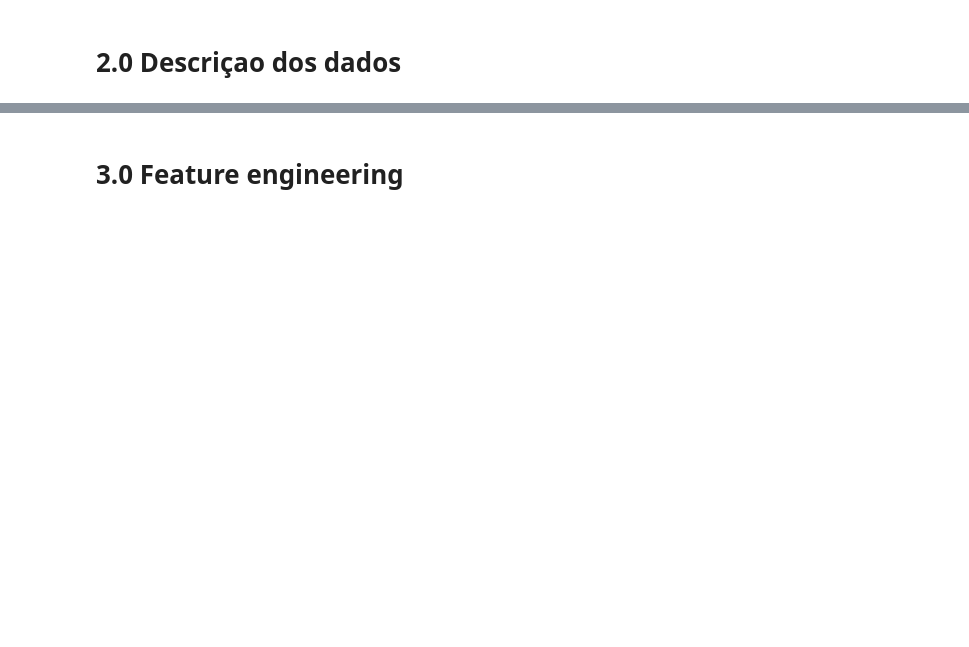
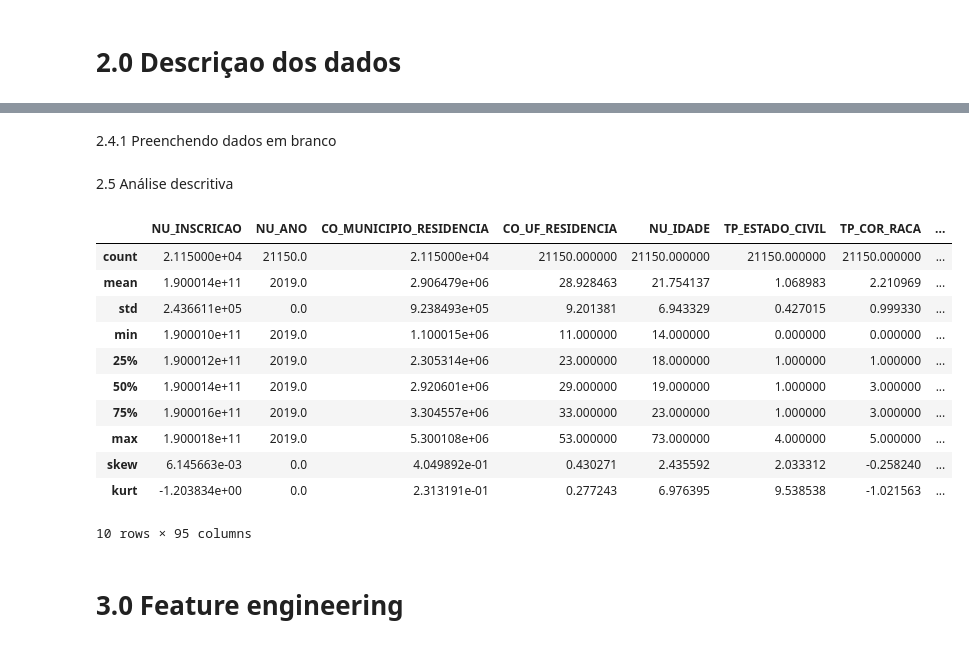
Before and after one commit to kleite/Imersao_dados, a Jupyter notebook: Imersao_dados.ipynb, the cells around one changed output, grey strips where cells are left out. Drawn from its saved outputs; the diff is of its cells as text; code cells hidden in the pictures; blank space fills up the shorter version.

```diff
--- a/Imersao_dados.ipynb
+++ b/Imersao_dados.ipynb
@@ -9,3 +9,6 @@ import seaborn as sns
 import numpy as np
 # %% [markdown]
 # 1.0 Abertura do arquivo
+# %%
+df_enem = pd.read_csv('https://raw.githubusercontent.com/kleite/Imersao_dados/main/data/enem_2019_sample_43278')
+df_enem.head()
@@ -13,0 +35,6 @@ import numpy as np
+# %%
+num_attributes = df_enem.select_dtypes( include=['int64', 'float64'] )
+cat_attributes = df_enem.select_dtypes( exclude=['int64','float64'] )
+
+print('Número de variáveis do tipo numérico: {}'.format(num_attributes.columns.value_counts().sum()))
+print('Número de tipo categorico: {}'.format(cat_attributes.columns.value_counts().sum()))
@@ -14,2 +68,27 @@ import numpy as np
+# %% [markdown]
+2.4.1 Preenchendo dados em branco
+# %% [markdown]
+2.5 Análise descritiva
+# %%
+skew = num_attributes.skew()
+skew = pd.DataFrame(skew, columns = ['skew']).T
+
+kurt = num_attributes.kurt()
+kurt = pd.DataFrame(kurt, columns = ['kurt']).T
+# %%
+pd.concat([num_attributes.describe(), skew, kurt])
+# %% [output]
+|  | NU_INSCRICAO | NU_ANO | CO_MUNICIPIO_RESIDENCIA | CO_UF_RESIDENCIA | NU_IDADE | TP_ESTADO_CIVIL | TP_COR_RACA | ... |
+| count | 2.115000e+04 | 21150.0 | 2.115000e+04 | 21150.000000 | 21150.000000 | 21150.000000 | 21150.000000 | ... |
+| mean | 1.900014e+11 | 2019.0 | 2.906479e+06 | 28.928463 | 21.754137 | 1.068983 | 2.210969 | ... |
+| std | 2.436611e+05 | 0.0 | 9.238493e+05 | 9.201381 | 6.943329 | 0.427015 | 0.999330 | ... |
+| min | 1.900010e+11 | 2019.0 | 1.100015e+06 | 11.000000 | 14.000000 | 0.000000 | 0.000000 | ... |
+| 25% | 1.900012e+11 | 2019.0 | 2.305314e+06 | 23.000000 | 18.000000 | 1.000000 | 1.000000 | ... |
+| 50% | 1.900014e+11 | 2019.0 | 2.920601e+06 | 29.000000 | 19.000000 | 1.000000 | 3.000000 | ... |
+| 75% | 1.900016e+11 | 2019.0 | 3.304557e+06 | 33.000000 | 23.000000 | 1.000000 | 3.000000 | ... |
+| max | 1.900018e+11 | 2019.0 | 5.300108e+06 | 53.000000 | 73.000000 | 4.000000 | 5.000000 | ... |
+| skew | 6.145663e-03 | 0.0 | 4.049892e-01 | 0.430271 | 2.435592 | 2.033312 | -0.258240 | ... |
+| kurt | -1.203834e+00 | 0.0 | 2.313191e-01 | 0.277243 | 6.976395 | 9.538538 | -1.021563 | ... |
+10 rows × 95 columns
 # %% [markdown]
 # 3.0 Feature engineering
```
Also changed, not shown: parts of 10 cells of this notebook.
